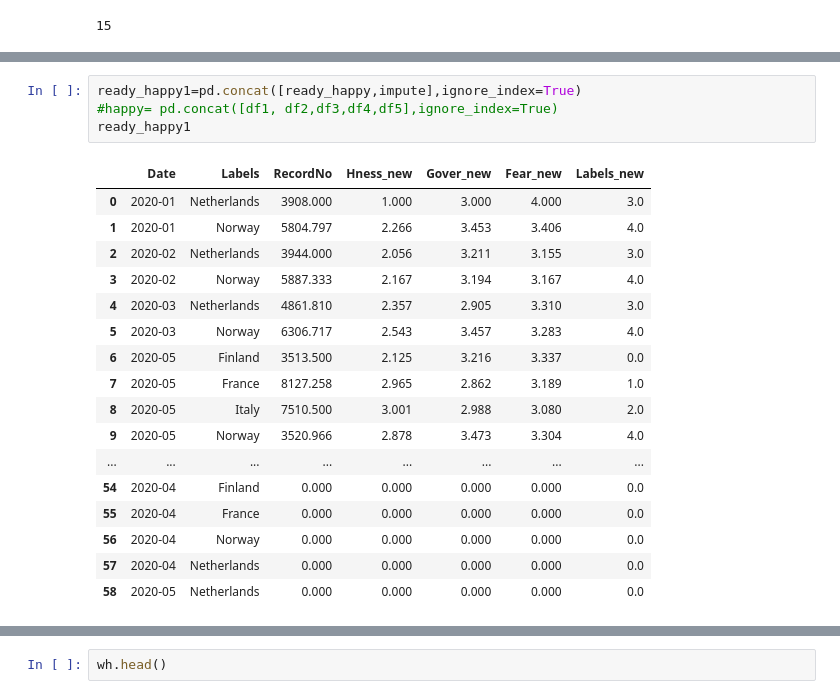
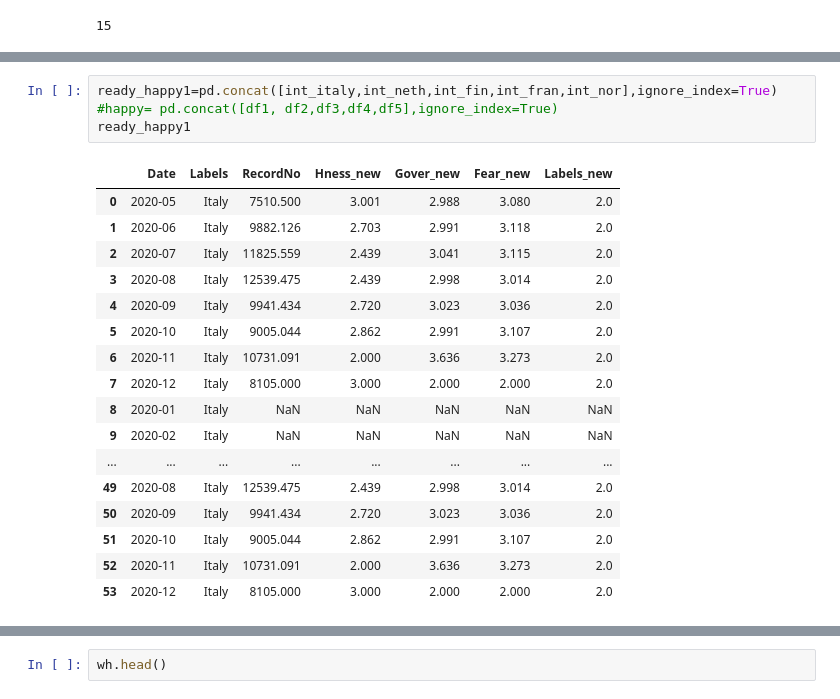
Before and after one commit to thiyagi9/PythonPractises, a Jupyter notebook: Copy_of_Data_Story.ipynb, the cells around one changed output, grey strips where cells are left out. Saved outputs shown, nothing was run; the diff lists cells and outputs as text.

```diff
--- a/Copy_of_Data_Story.ipynb
+++ b/Copy_of_Data_Story.ipynb
@@ -574,22 +391,22 @@ Conclusion
 # %%
-ready_happy1=pd.concat([ready_happy,impute],ignore_index=True)
+ready_happy1=pd.concat([int_italy,int_neth,int_fin,int_fran,int_nor],ignore_index=True)
 #happy= pd.concat([df1, df2,df3,df4,df5],ignore_index=True)
 ready_happy1
 # %% [output]
 |  | Date | Labels | RecordNo | Hness_new | Gover_new | Fear_new | Labels_new |
-| 0 | 2020-01 | Netherlands | 3908.000 | 1.000 | 3.000 | 4.000 | 3.0 |
-| 1 | 2020-01 | Norway | 5804.797 | 2.266 | 3.453 | 3.406 | 4.0 |
-| 2 | 2020-02 | Netherlands | 3944.000 | 2.056 | 3.211 | 3.155 | 3.0 |
-| 3 | 2020-02 | Norway | 5887.333 | 2.167 | 3.194 | 3.167 | 4.0 |
-| 4 | 2020-03 | Netherlands | 4861.810 | 2.357 | 2.905 | 3.310 | 3.0 |
-| 5 | 2020-03 | Norway | 6306.717 | 2.543 | 3.457 | 3.283 | 4.0 |
-| 6 | 2020-05 | Finland | 3513.500 | 2.125 | 3.216 | 3.337 | 0.0 |
-| 7 | 2020-05 | France | 8127.258 | 2.965 | 2.862 | 3.189 | 1.0 |
-| 8 | 2020-05 | Italy | 7510.500 | 3.001 | 2.988 | 3.080 | 2.0 |
-| 9 | 2020-05 | Norway | 3520.966 | 2.878 | 3.473 | 3.304 | 4.0 |
+| 0 | 2020-05 | Italy | 7510.500 | 3.001 | 2.988 | 3.080 | 2.0 |
+| 1 | 2020-06 | Italy | 9882.126 | 2.703 | 2.991 | 3.118 | 2.0 |
+| 2 | 2020-07 | Italy | 11825.559 | 2.439 | 3.041 | 3.115 | 2.0 |
+| 3 | 2020-08 | Italy | 12539.475 | 2.439 | 2.998 | 3.014 | 2.0 |
+| 4 | 2020-09 | Italy | 9941.434 | 2.720 | 3.023 | 3.036 | 2.0 |
+| 5 | 2020-10 | Italy | 9005.044 | 2.862 | 2.991 | 3.107 | 2.0 |
+| 6 | 2020-11 | Italy | 10731.091 | 2.000 | 3.636 | 3.273 | 2.0 |
+| 7 | 2020-12 | Italy | 8105.000 | 3.000 | 2.000 | 2.000 | 2.0 |
+| 8 | 2020-01 | Italy | NaN | NaN | NaN | NaN | NaN |
+| 9 | 2020-02 | Italy | NaN | NaN | NaN | NaN | NaN |
 | ... | ... | ... | ... | ... | ... | ... | ... |
-| 54 | 2020-04 | Finland | 0.000 | 0.000 | 0.000 | 0.000 | 0.0 |
-| 55 | 2020-04 | France | 0.000 | 0.000 | 0.000 | 0.000 | 0.0 |
-| 56 | 2020-04 | Norway | 0.000 | 0.000 | 0.000 | 0.000 | 0.0 |
-| 57 | 2020-04 | Netherlands | 0.000 | 0.000 | 0.000 | 0.000 | 0.0 |
-| 58 | 2020-05 | Netherlands | 0.000 | 0.000 | 0.000 | 0.000 | 0.0 |
+| 49 | 2020-08 | Italy | 12539.475 | 2.439 | 2.998 | 3.014 | 2.0 |
+| 50 | 2020-09 | Italy | 9941.434 | 2.720 | 3.023 | 3.036 | 2.0 |
+| 51 | 2020-10 | Italy | 9005.044 | 2.862 | 2.991 | 3.107 | 2.0 |
+| 52 | 2020-11 | Italy | 10731.091 | 2.000 | 3.636 | 3.273 | 2.0 |
+| 53 | 2020-12 | Italy | 8105.000 | 3.000 | 2.000 | 2.000 | 2.0 |
```
Also changed, not shown: parts of 3 cells of this notebook.
